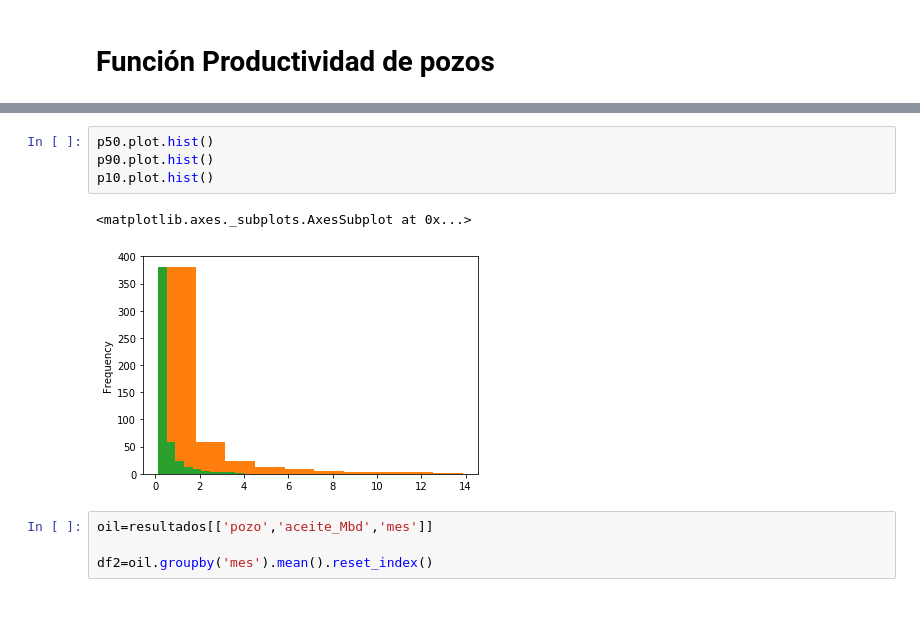
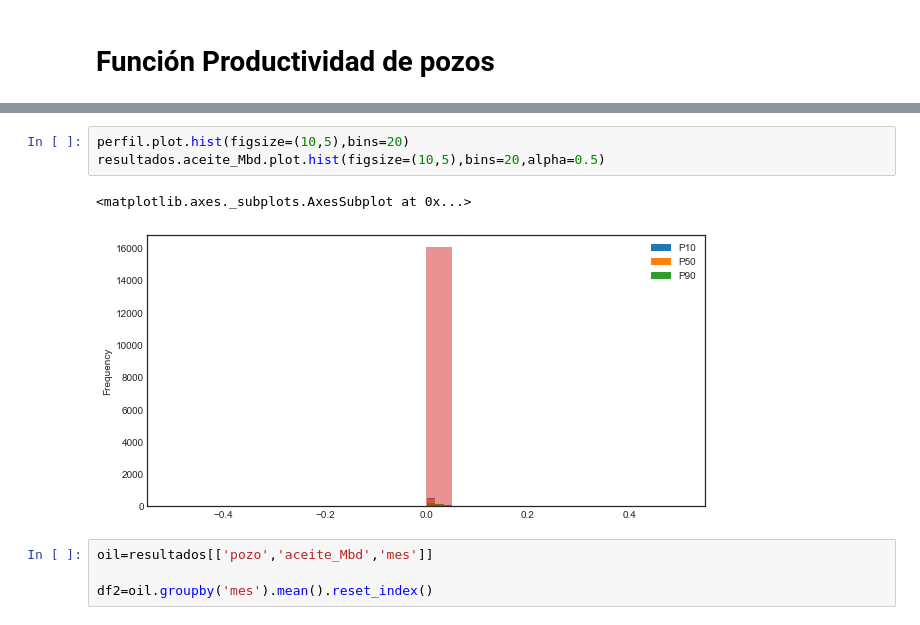
Before and after one commit to eliasft/projects, a Jupyter notebook: productividad_final.ipynb, the cells around one changed output, grey strips where cells are left out. Saved outputs shown, nothing was run; the diff lists cells and outputs as text.

```diff
--- a/productividad_final.ipynb
+++ b/productividad_final.ipynb
@@ -427,10 +519,9 @@ p90.plot(legend=True)
-# %%
-p50.plot.hist()
-p90.plot.hist()
-p10.plot.hist()
-# %% [output]
-<matplotlib.axes._subplots.AxesSubplot at 0x...>
-[figure, removed]
+# %%
+perfil.plot.hist(figsize=(10,5),bins=20)
+resultados.aceite_Mbd.plot.hist(figsize=(10,5),bins=20,alpha=0.5)
+# %% [output]
+<matplotlib.axes._subplots.AxesSubplot at 0x...>
+[figure, added]
 # %%
 oil=resultados[['pozo','aceite_Mbd','mes']]
 
```
Also changed, not shown: parts of 9 cells of this notebook, 3 other files.
